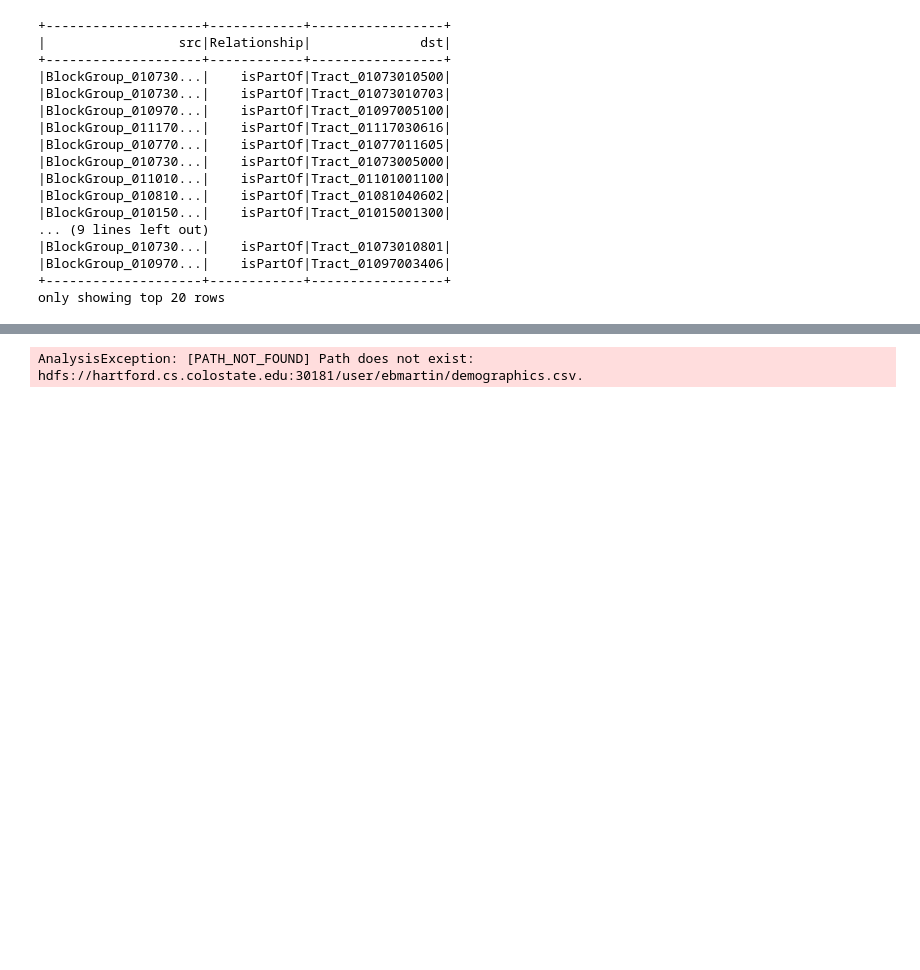
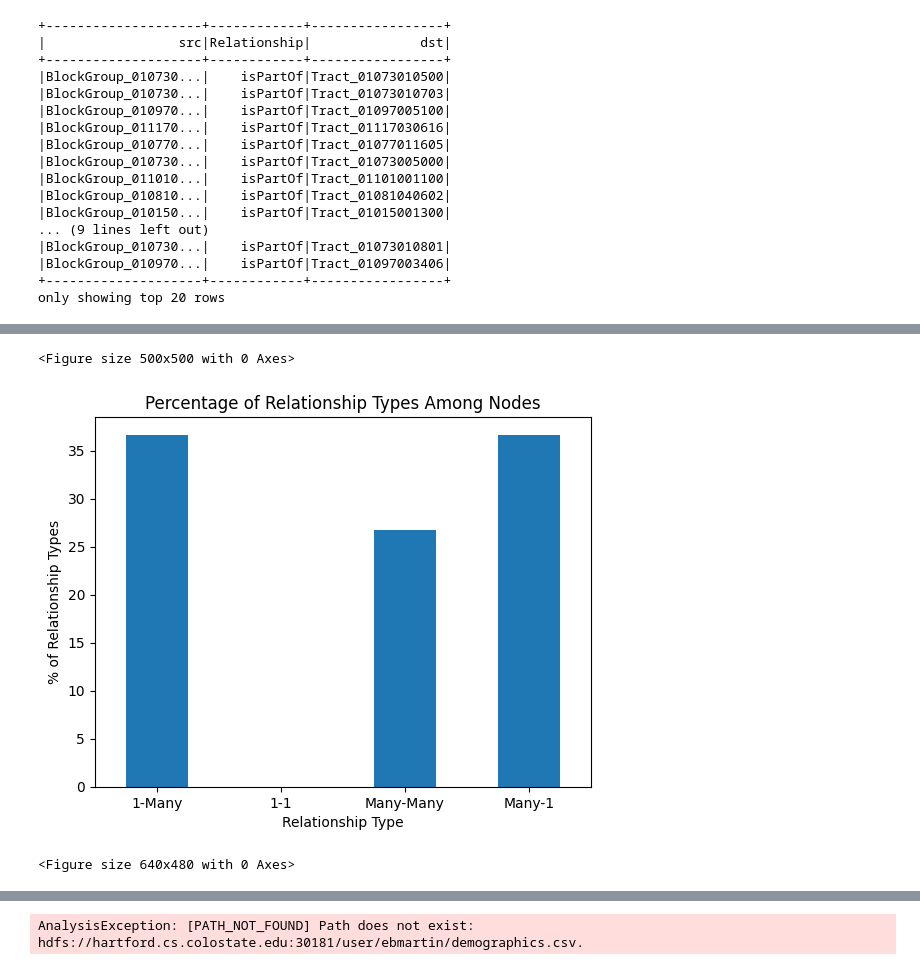
Before and after one commit to ebsmartin/Excavating_GeoSpatial_Insights_from_DataLakes, a Jupyter notebook: notebooks/GraphAnalysis.ipynb, the cells around one changed output, grey strips where cells are left out. Saved outputs shown, nothing was run; the diff lists cells and outputs as text; code cells hidden in the pictures; blank space fills up the shorter version.

```diff
--- a/notebooks/GraphAnalysis.ipynb
+++ b/notebooks/GraphAnalysis.ipynb
@@ -171,0 +205,55 @@ only showing top 20 rows
+# %%
+
+# Join the edges with the in-degrees and out-degrees
+edges_with_degrees = g.edges.alias("e") \
+    .join(in_degree.alias("src_in"), col("e.src") == col("src_in.id")) \
+    .join(out_degree.alias("src_out"), col("e.src") == col("src_out.id")) \
+    .join(in_degree.alias("dst_in"), col("e.dst") == col("dst_in.id")) \
+    .join(out_degree.alias("dst_out"), col("e.dst") == col("dst_out.id"))
+
+# Define a UDF to categorize the edges
+def categorize_edge(src_in, src_out, dst_in, dst_out):
+    if src_out > 1 and dst_in > 1:
+        return "Many-Many"
+    elif src_out > 1 and dst_in == 1:
+        return "Many-1"
+    elif src_out == 1 and dst_in > 1:
+        return "1-Many"
+    else:
+        return "1-1"
+categorize_edge_udf = udf(categorize_edge, StringType())
+
+# Categorize the edges
+edges_with_categories = edges_with_degrees.withColumn("category", categorize_edge_udf("src_in.inDegree", "src_out.outDegree", "dst_in.inDegree", "dst_out.outDegree"))
+
+# Count the number of edges in each category
+category_counts = edges_with_categories.groupBy("category").count()
+
+# Convert to pandas DataFrame for plotting
+category_counts_pd = category_counts.toPandas()
+
+# Plot the percentage of each category
+category_counts_pd['percentage'] = category_counts_pd['count'] / category_counts_pd['count'].sum() * 100
+# Convert to pandas DataFrame for plotting
+category_counts_pd = category_counts.toPandas()
+
+# Calculate the percentage of each category
+category_counts_pd['percentage'] = category_counts_pd['count'] / category_counts_pd['count'].sum() * 100
+
+# Plot the percentage of each category
+plt.figure(figsize=(5, 5))
+ax = category_counts_pd.plot(x='category', y='percentage', kind='bar', legend=False)
+plt.ylabel('% of Relationship Types')
+plt.xlabel('Relationship Type')
+plt.title('Percentage of Relationship Types Among Nodes')
+
+# Make x-axis labels horizontal
+plt.xticks(rotation='horizontal')
+
+plt.show()
+
+plt.savefig('/s/chopin/l/grad/ebmartin/CS555/Term_Project/Excavating_GeoSpatial_Insights_from_DataLakes/notebooks/figures/base_KG_relationship_types.png')
+# %% [output]
+<Figure size 500x500 with 0 Axes>
+[figure, added]
+<Figure size 640x480 with 0 Axes>
```
Also changed, not shown: parts of 37 cells of this notebook, 5 other files.
